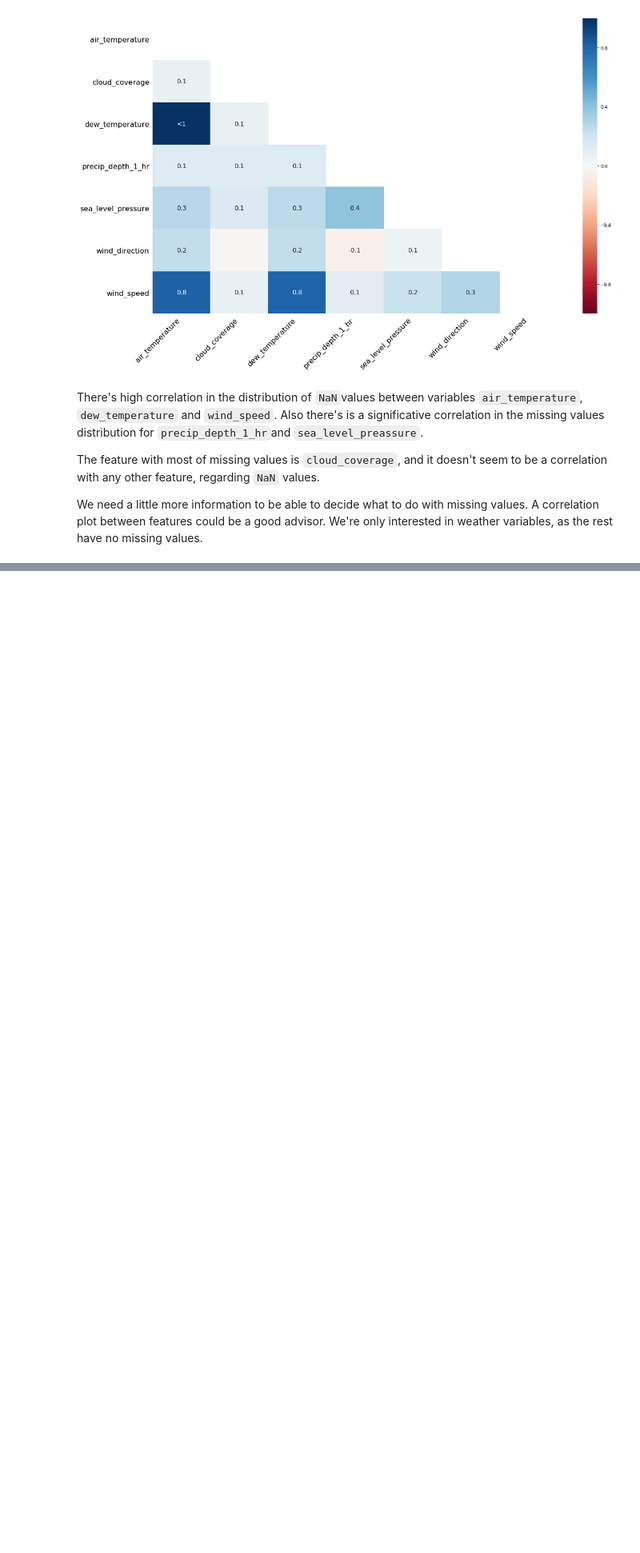
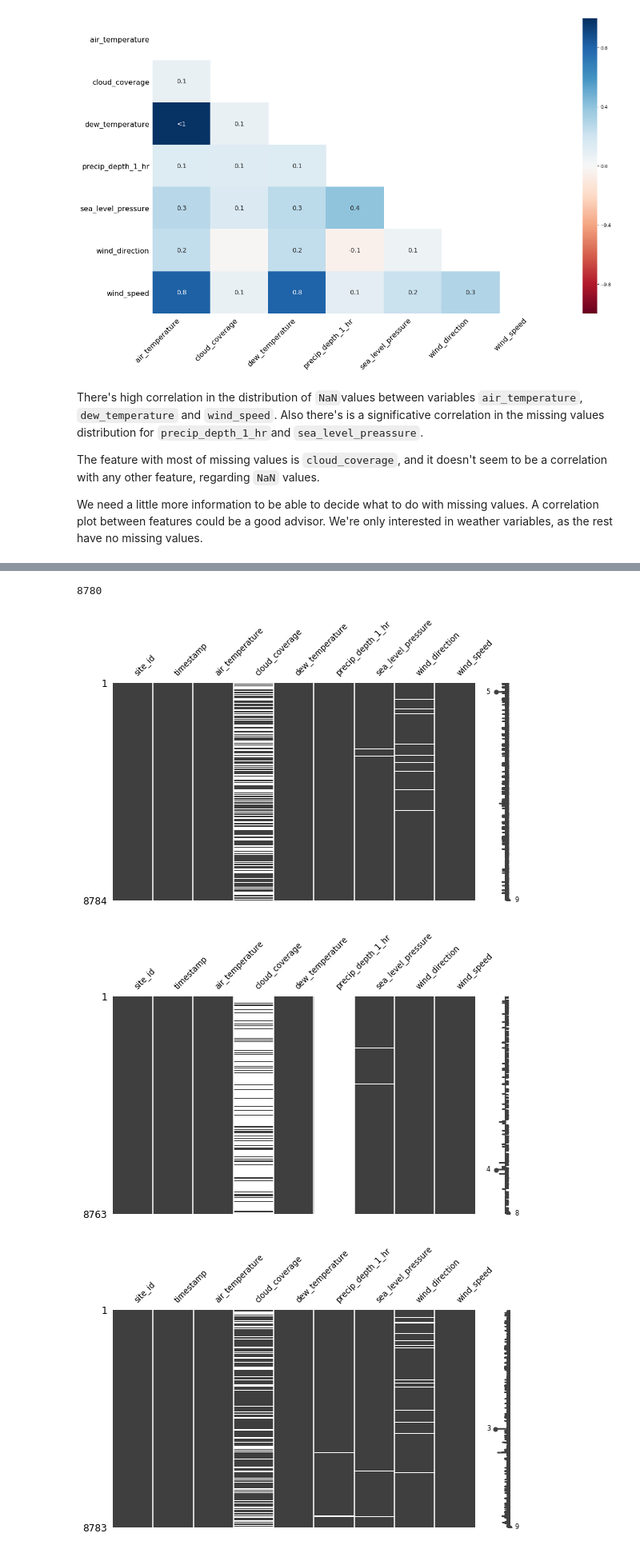
Before and after one commit to ovaisnazir/Master-Thesis, a Jupyter notebook: notebooks/0.0-vcp-draft-experimental.ipynb, the cells around one changed output, grey strips where cells are left out. Shown at 80% size. Drawn from its saved outputs; the diff is of its cells as text; code cells hidden in the pictures; blank space fills up the shorter version.

```diff
--- a/notebooks/0.0-vcp-draft-experimental.ipynb
+++ b/notebooks/0.0-vcp-draft-experimental.ipynb
@@ -451,0 +526,7 @@ sns.pairplot(df_sample.loc[:, 'air_temperature':], diag_kind='kde')
+# %%
+site_list = weather_train['site_id'].unique()
+
+for site in site_list:
+    print('SITE {} ============'.format(site))
+    print(weather_train.loc[weather_train['site_id'] == site, :].isna().sum()/weather_train.loc[weather_train['site_id'] == site, :].shape[0]*100)
+    print('\n')
@@ -451,0 +551,11 @@ sns.pairplot(df_sample.loc[:, 'air_temperature':], diag_kind='kde')
+# %%
+weather_train.loc[weather_train['site_id'] == 3, :].shape[0]
+# %% [output]
+8780
+# %%
+for site in site_list:
+    msno.matrix(weather_train.loc[weather_train['site_id'] == site, :], figsize=(9,5), fontsize=10)
+# %% [output]
+[figure, added]
+[figure, added]
+[figure, added]
```
Also changed, not shown: parts of 33 cells of this notebook.
